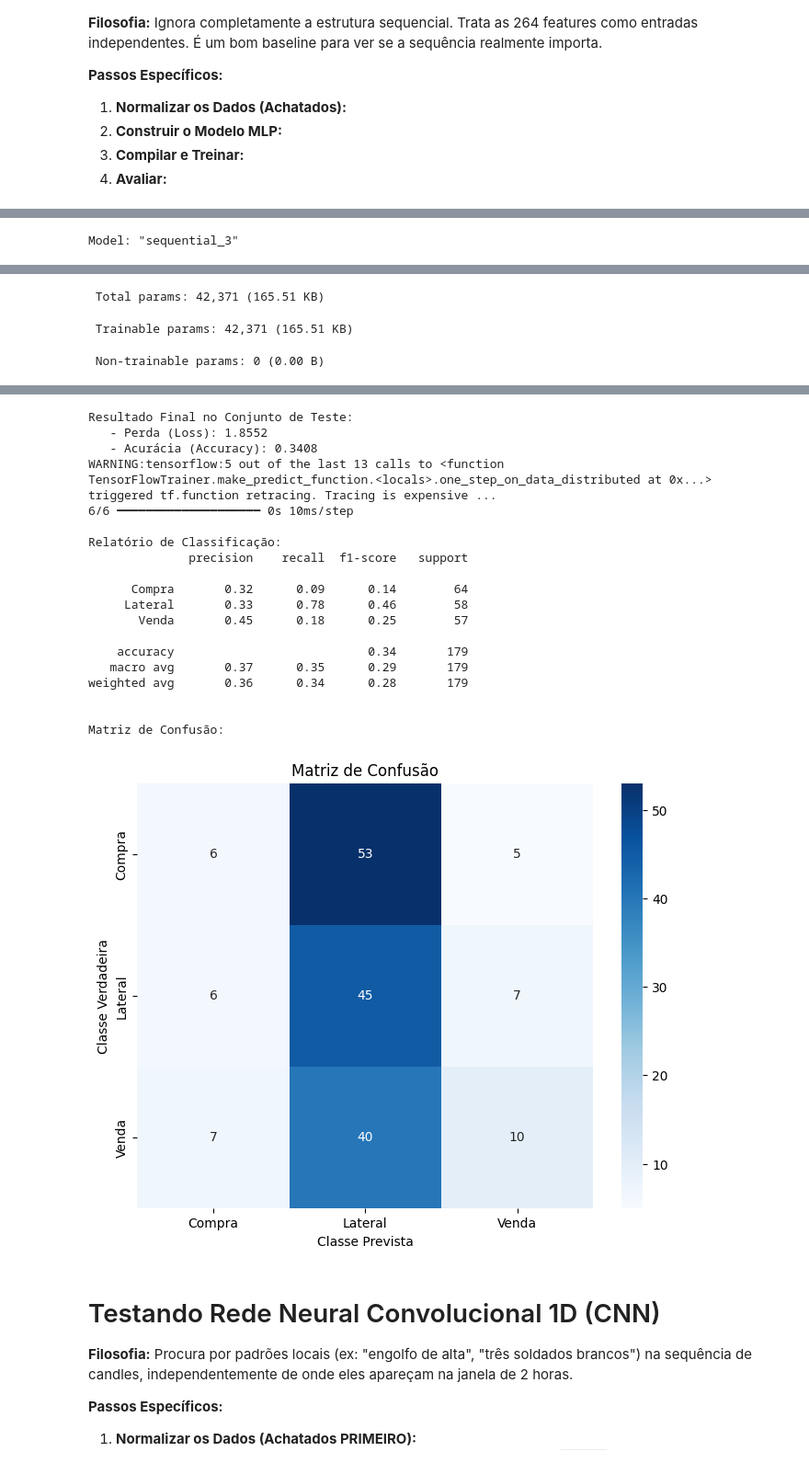
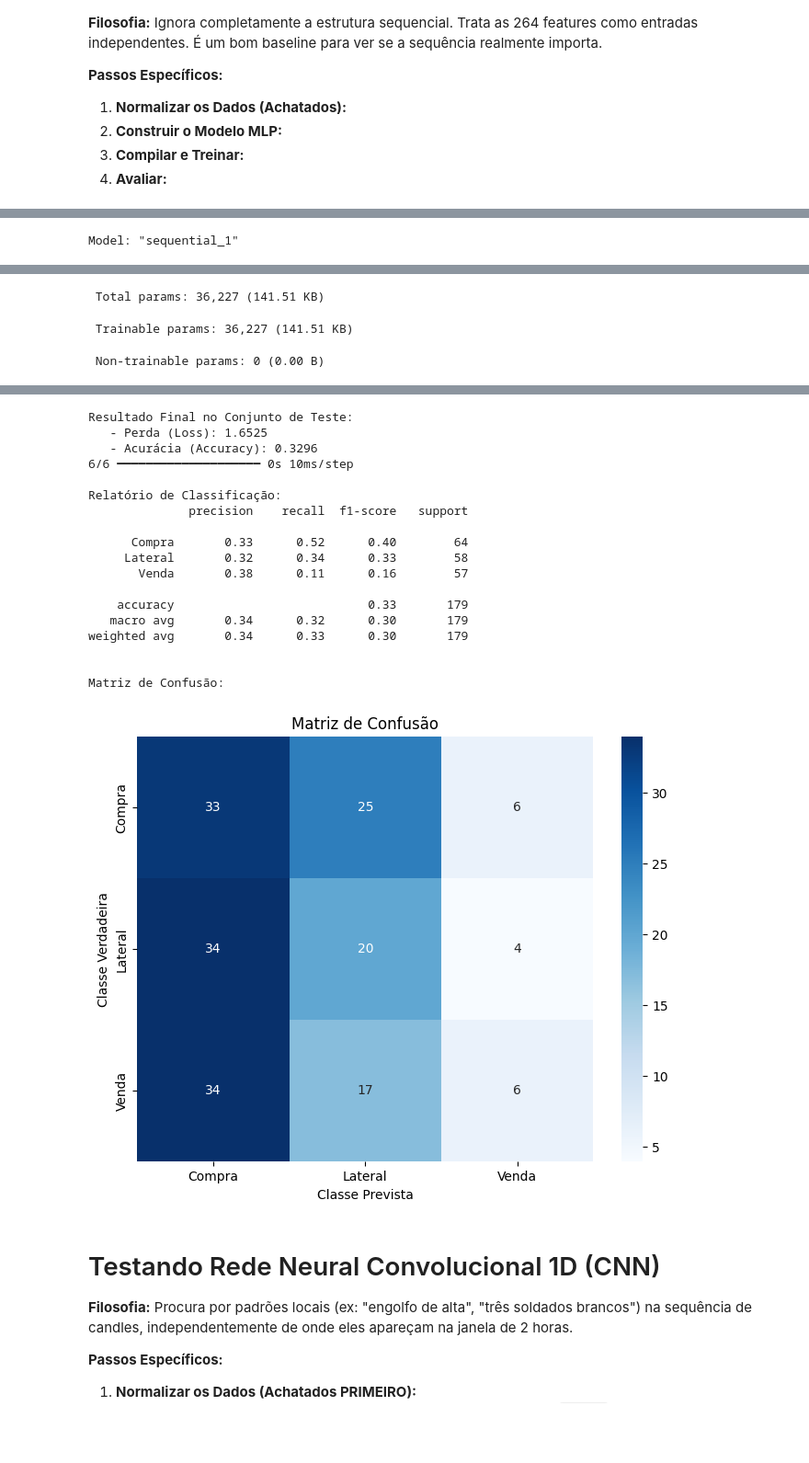
Before and after one commit to marcospontoexe/IA, a Jupyter notebook: predição do mini índice/Untitled.ipynb, the cells around one changed output, grey strips where cells are left out. Shown at 92% size. Saved outputs shown, nothing was run; the diff lists cells and outputs as text; code cells hidden in the pictures; blank space fills up the shorter version.

```diff
--- a/predição do mini índice/Untitled.ipynb
+++ b/predição do mini índice/Untitled.ipynb
@@ -1679,11 +1679,18 @@ print("Features de entrada calculadas com sucesso.")
 
 # --- ETAPA 7/9: "ACHATAR" (FLATTEN) AS FEATURES COM A ORDEM CORRETA ---
 print("\n[ETAPA 7/9] Achatando os dados com a ordem correta (por candle)...")
+
 features_por_candle = [
     'mag_decisao', 'mov_direcional', 'pavio_superior', 'pavio_inferior',
     'range_candle', 'volume_real_norm', 'volume_tick_norm', 'tamanho_medio_ordem',
     'diferenca_MA', 'RSI', 'MACD'
 ]
+'''
+features_por_candle = [
+    'mag_decisao', 'mov_direcional', 'pavio_superior', 'pavio_inferior',
+    'range_candle', 'volume_real_norm', 'volume_tick_norm', 'tamanho_medio_ordem',
+    'diferenca_MA']
+'''
 df_janela_entrada = df_completo.between_time('09:00', '10:55').copy()
 df_janela_entrada['dia'] = df_janela_entrada.index.date
 dias_completos = df_janela_entrada['dia'].value_counts()
@@ -2795,7 +2767,7 @@ print("\n--- [ETAPA 6/7] Treinando o Modelo ---")
 # Isso previne o overfitting e encontra a melhor versão do modelo
 early_stopping = EarlyStopping(
     monitor='val_loss',       # Monitora a perda no conjunto de validação
-    patience=15,              # Número de épocas sem melhora antes de parar
+    patience=100,              # 15 Número de épocas sem melhora antes de parar
     restore_best_weights=True, # Restaura os pesos da melhor época encontrada
     verbose=1
 )
@@ -2804,10 +2776,10 @@ early_stopping = EarlyStopping(
 history = model_mlp.fit(
     X_train_scaled,
     Y_train_ordered,
-    epochs=150, # Um número alto, pois o EarlyStopping vai parar quando for a hora
-    batch_size=32,
+    epochs=500, # 150 Um número alto, pois o EarlyStopping vai parar quando for a hora
+    batch_size=3, # 32
     validation_split=0.2, # Usa 20% do treino para validação interna
-    shuffle=True,         # Embaralha os dados de treino a cada época
+    shuffle=False,         #True  Embaralha os dados de treino a cada época
     callbacks=[early_stopping],
     verbose=1
 )
@@ -2879,7 +2851,7 @@ Features de treino e teste padronizadas.
 
 --- [ETAPA 4/7] Construindo a Arquitetura do Modelo MLP ---
 Resumo do Modelo:
-Model: "sequential_3"
+Model: "sequential_1"
 ┏━━━━━━━━━━━━━━━━━━━━━━━━━━━━━━━━━┳━━━━━━━━━━━━━━━━━━━━━━━━┳━━━━━━━━━━━━━━━┓
 ┃ Layer (type)                    ┃ Output Shape           ┃       Param # ┃
 ┡━━━━━━━━━━━━━━━━━━━━━━━━━━━━━━━━━╇━━━━━━━━━━━━━━━━━━━━━━━━╇━━━━━━━━━━━━━━━┩
@@ -2895,6 +2867,6 @@ Model: "sequential_3"
 └─────────────────────────────────┴────────────────────────┴───────────────┘
- Total params: 42,371 (165.51 KB)
+ Total params: 36,227 (141.51 KB)
- Trainable params: 42,371 (165.51 KB)
+ Trainable params: 36,227 (141.51 KB)
  Non-trainable params: 0 (0.00 B)
 --- [ETAPA 5/7] Compilando o Modelo ---
 Modelo compilado com sucesso.
@@ -2917,23 +2889,22 @@ Restoring model weights from the end of the best epoch: 1.
 Resultado Final no Conjunto de Teste:
-   - Perda (Loss): 1.8552
-   - Acurácia (Accuracy): 0.3408
-WARNING:tensorflow:5 out of the last 13 calls to <function TensorFlowTrainer.make_predict_function.<locals>.one_step_on_data_distributed at 0x...> triggered tf.function retracing. Tracing is expensive ...
+   - Perda (Loss): 1.6525
+   - Acurácia (Accuracy): 0.3296
 6/6 ━━━━━━━━━━━━━━━━━━━━ 0s 10ms/step
 
 Relatório de Classificação:
               precision    recall  f1-score   support
 
-      Compra       0.32      0.09      0.14        64
-     Lateral       0.33      0.78      0.46        58
-       Venda       0.45      0.18      0.25        57
+      Compra       0.33      0.52      0.40        64
+     Lateral       0.32      0.34      0.33        58
+       Venda       0.38      0.11      0.16        57
 
-    accuracy                           0.34       179
-   macro avg       0.37      0.35      0.29       179
-weighted avg       0.36      0.34      0.28       179
+    accuracy                           0.33       179
+   macro avg       0.34      0.32      0.30       179
+weighted avg       0.34      0.33      0.30       179
 
 
 Matriz de Confusão:
-[figure, old version]
+[figure, new version]
 # %% [markdown]
 # Testando Rede Neural Convolucional 1D (CNN)
 **Filosofia:** Procura por padrões locais (ex: "engolfo de alta", "três soldados brancos") na sequência de candles, independentemente de onde eles apareçam na janela de 2 horas.
```
Also changed, not shown: parts of 5 cells of this notebook, 2 other files.
